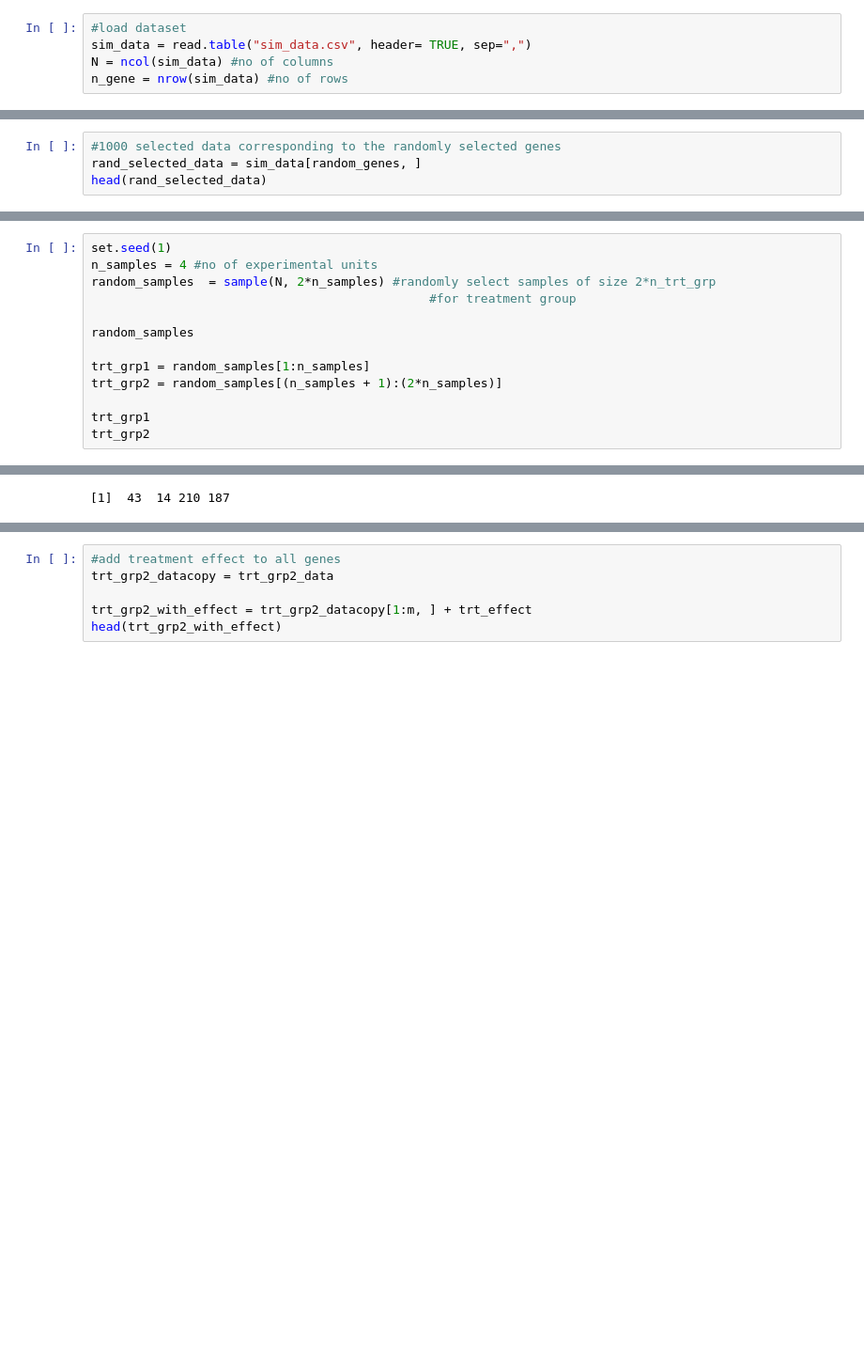
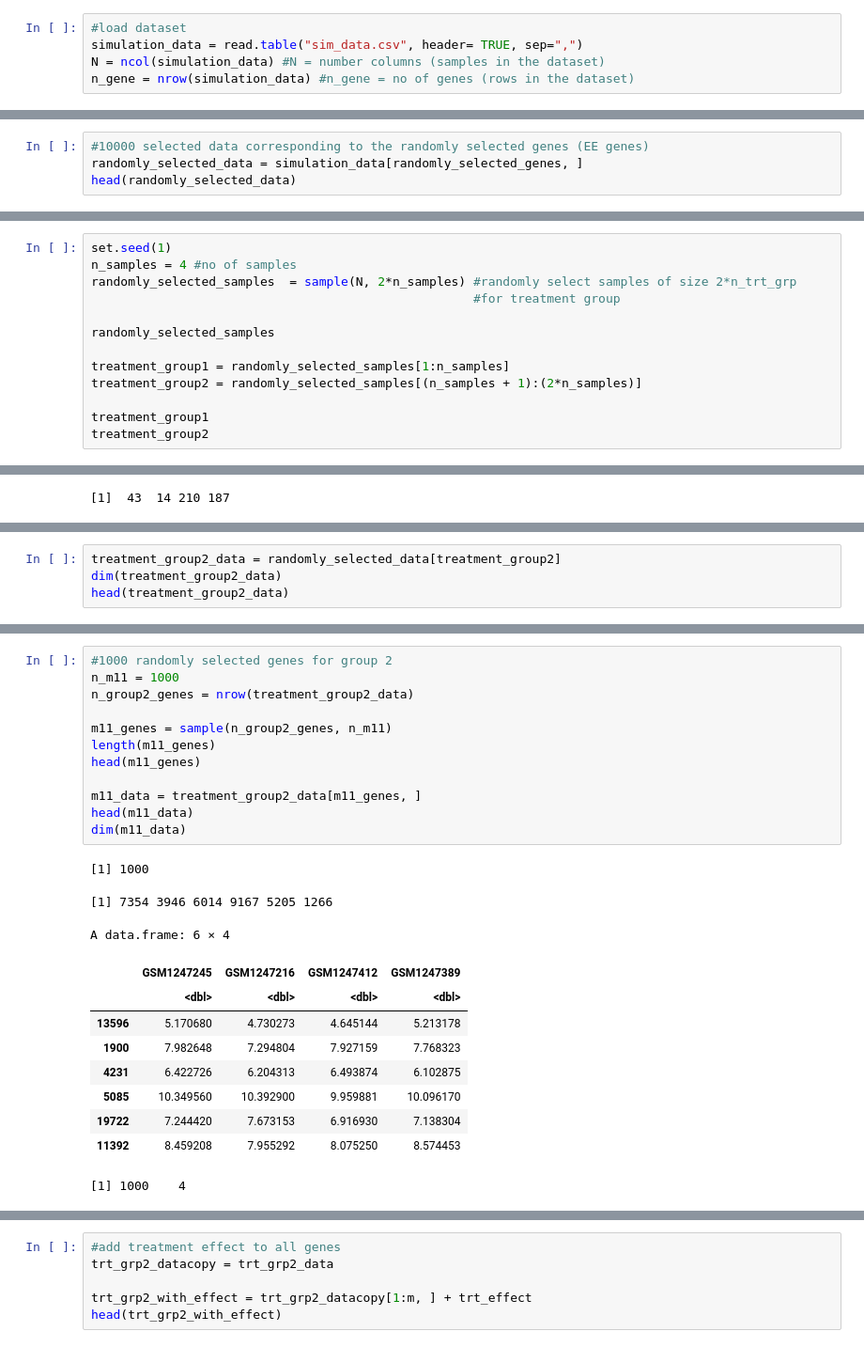
Before and after one commit to almedida/thesis, a Jupyter notebook: simulation.ipynb, the cells around one changed output, grey strips where cells are left out. Shown: that part at 94% size. Drawn from its saved outputs; the diff is of its cells as text; blank space fills up the shorter version.

```diff
--- a/simulation.ipynb
+++ b/simulation.ipynb
@@ -2,7 +2,7 @@
 <a href="https://colab.research.google.com/github/almedida/thesis/blob/main/simulation.ipynb" target="_parent"><img src="https://colab.research.google.com/assets/colab-badge.svg" alt="Open In Colab"/></a>
 # %%
 #load dataset
-sim_data = read.table("sim_data.csv", header= TRUE, sep=",")
-N = ncol(sim_data) #no of columns
-n_gene = nrow(sim_data) #no of rows
+simulation_data = read.table("sim_data.csv", header= TRUE, sep=",")
+N = ncol(simulation_data) #N = number columns (samples in the dataset)
+n_gene = nrow(simulation_data) #n_gene = no of genes (rows in the dataset)
 # %%
@@ -32,9 +32,9 @@ length(random_genes)
 [1] 17401  4775 13218 10539  8462  4050
 [1] 10000
 # %%
-#1000 selected data corresponding to the randomly selected genes
-rand_selected_data = sim_data[random_genes, ]
-head(rand_selected_data)
+#10000 selected data corresponding to the randomly selected genes (EE genes)
+randomly_selected_data = simulation_data[randomly_selected_genes, ]
+head(randomly_selected_data)
 # %% [output]
 A data.frame: 6 × 217
 |  | GSM1247203 | GSM1247204 | GSM1247205 | GSM1247206 | GSM1247207 | GSM1247208 | GSM1247209 | GSM1247210 | ... |
@@ -58,16 +61,16 @@ length(rand_selected_data_sd)
 # %%
 set.seed(1)
-n_samples = 4 #no of experimental units
-random_samples  = sample(N, 2*n_samples) #randomly select samples of size 2*n_trt_grp
-                                              #for treatment group
+n_samples = 4 #no of samples
+randomly_selected_samples  = sample(N, 2*n_samples) #randomly select samples of size 2*n_trt_grp
+                                                    #for treatment group
 
-random_samples
+randomly_selected_samples
 
-trt_grp1 = random_samples[1:n_samples]
-trt_grp2 = random_samples[(n_samples + 1):(2*n_samples)]
+treatment_group1 = randomly_selected_samples[1:n_samples]
+treatment_group2 = randomly_selected_samples[(n_samples + 1):(2*n_samples)]
 
-trt_grp1
-trt_grp2
+treatment_group1
+treatment_group2
 # %% [output]
 [1]  68 167 129 162  43  14 210 187
 [1]  68 167 129 162
@@ -78,0 +78,4 @@ trt_grp1
+# %%
+treatment_group2_data = randomly_selected_data[treatment_group2]
+dim(treatment_group2_data)
+head(treatment_group2_data)
@@ -79 +93,26 @@ trt_grp1
+# %%
+#1000 randomly selected genes for group 2
+n_m11 = 1000
+n_group2_genes = nrow(treatment_group2_data)
+
+m11_genes = sample(n_group2_genes, n_m11)
+length(m11_genes)
+head(m11_genes)
+
+m11_data = treatment_group2_data[m11_genes, ]
+head(m11_data)
+dim(m11_data)
+# %% [output]
+[1] 1000
+[1] 7354 3946 6014 9167 5205 1266
+A data.frame: 6 × 4
+|  | GSM1247245 | GSM1247216 | GSM1247412 | GSM1247389 |
+|  | <dbl> | <dbl> | <dbl> | <dbl> |
+| 13596 | 5.170680 | 4.730273 | 4.645144 | 5.213178 |
+| 1900 | 7.982648 | 7.294804 | 7.927159 | 7.768323 |
+| 4231 | 6.422726 | 6.204313 | 6.493874 | 6.102875 |
+| 5085 | 10.349560 | 10.392900 | 9.959881 | 10.096170 |
+| 19722 | 7.244420 | 7.673153 | 6.916930 | 7.138304 |
+| 11392 | 8.459208 | 7.955292 | 8.075250 | 8.574453 |
+[1] 1000    4
 # %%
```
Also changed, not shown: parts of 12 cells of this notebook.
